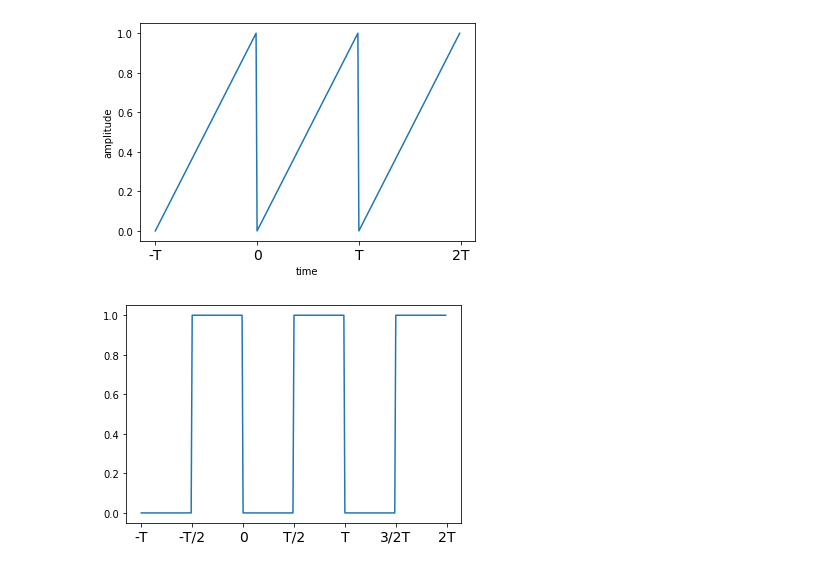
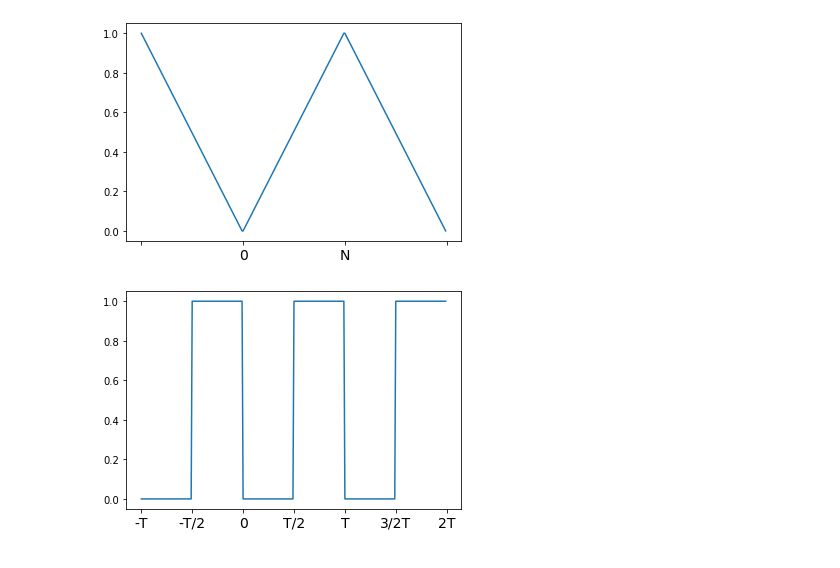
Before and after one commit to Hiroya-W/TPHLCT_and_DMLCT, a Jupyter notebook: 窓関数の影響の調査.ipynb, the cells around one changed output. Saved outputs shown, nothing was run; the diff lists cells and outputs as text; code cells hidden in the pictures.

```diff
--- a/窓関数の影響の調査.ipynb
+++ b/窓関数の影響の調査.ipynb
@@ -13,23 +13,23 @@ import seaborn as sns
 
 %matplotlib inline
 # %%
-counter = 21
+counter = 0
 # %%
 # plt.figure(figsize=(12,4))
 zero = np.zeros(50)
 ones = np.ones(50)
 
 data = np.linspace(0, 1, 100)
-data1 = np.hstack((data, data))
-data1 = np.hstack((data1, data))
-plt.xticks(np.arange(0, 350, 100), ["-T", "0", "T", "2T"], fontsize=14)  # πtex表記
+data1 = np.hstack((data[::-1], data))
+data1 = np.hstack((data1, data[::-1]))
+plt.xticks(np.arange(0, 350, 100), ["", "0", "N", ""], fontsize=14)  # πtex表記
 plt.plot(data1)
-plt.xlabel("time")
-plt.ylabel("amplitude")
+# plt.xlabel("time")
+# plt.ylabel("amplitude")
 plt.savefig("output/output_" + str(counter) + ".png", dpi=300)
 counter += 1
 # %% [output]
-[figure, old version]
+[figure, new version]
 # %%
 # plt.figure(figsize=(12,4))
 zero = np.zeros(50)
```
